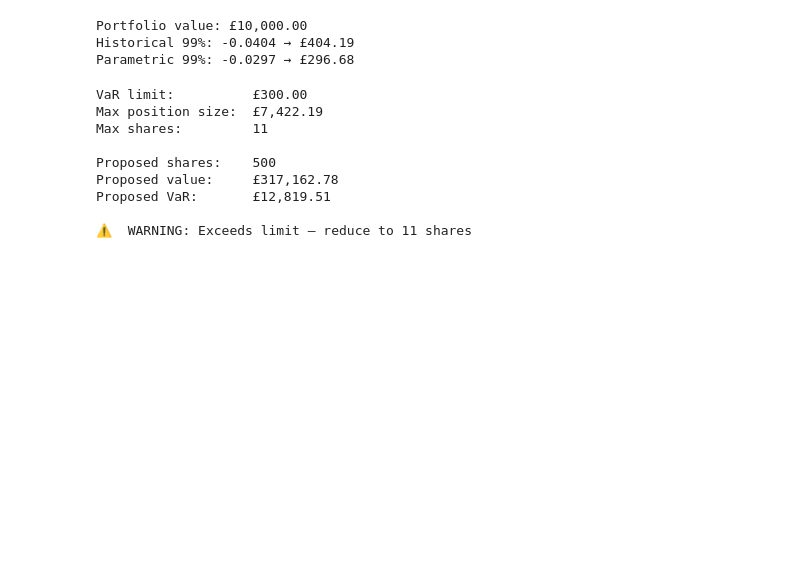
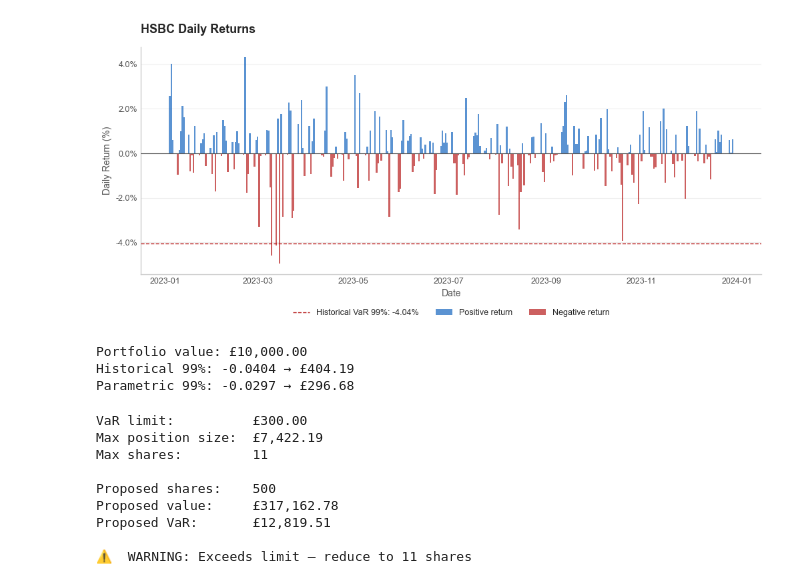
Before and after one commit to MohammedSalem2510/finance_modelling, a Jupyter notebook: 01_data_exploration.ipynb, the cells around one changed output. Saved outputs shown, nothing was run; the diff lists cells and outputs as text; code cells hidden in the pictures; blank space fills up the shorter version.

```diff
--- a/01_data_exploration.ipynb
+++ b/01_data_exploration.ipynb
@@ -23,3 +23,44 @@ Name: HSBA.L, dtype: float64
+# %%
+def plot_daily_returns(returns):
+    plt.style.use("seaborn-v0_8-whitegrid")
+    fig, ax = plt.subplots(figsize=(12, 5))
+    fig.patch.set_facecolor("white")
+    ax.set_facecolor("white")
+
+    positive = returns.copy()
+    negative = returns.copy()
+    positive[positive < 0] = 0
+    negative[negative > 0] = 0
+
+    ax.bar(returns.index, positive, color="#1565C0", alpha=0.7, width=1, label="Positive return")
+    ax.bar(returns.index, negative, color="#B71C1C", alpha=0.7, width=1, label="Negative return")
+
+    ax.axhline(0, color="#555555", linewidth=0.8, zorder=3)
+    ax.axhline(h_var, color="#B71C1C", linestyle="--", linewidth=1,
+               label=f"Historical VaR 99%: {h_var:.2%}", zorder=4)
+
+    ax.spines["top"].set_visible(False)
+    ax.spines["right"].set_visible(False)
+    ax.spines["left"].set_color("#CCCCCC")
+    ax.spines["bottom"].set_color("#CCCCCC")
+    ax.yaxis.grid(True, color="#EEEEEE", linewidth=0.8, zorder=0)
+    ax.xaxis.grid(False)
+
+    ax.set_title("HSBC Daily Returns", fontsize=13, fontweight="bold", pad=15, loc="left")
+    ax.set_xlabel("Date", fontsize=10, color="#555555")
+    ax.set_ylabel("Daily Return (%)", fontsize=10, color="#555555")
+    ax.yaxis.set_major_formatter(plt.FuncFormatter(lambda y, _: f"{y:.1%}"))
+    ax.tick_params(colors="#555555", labelsize=9)
+
+    ax.legend(loc="upper center", bbox_to_anchor=(0.5, -0.12),
+             ncol=3, framealpha=0, fontsize=9, edgecolor="none")
+
+    plt.subplots_adjust(bottom=0.2)
+    plt.show()
+# %%
+plot_daily_returns(returns)
+# %% [output]
+[figure, added]
 # %%
 # Value at Risk (VaR) calculations
 import numpy as np
```
Also changed, not shown: parts of 6 cells of this notebook.
